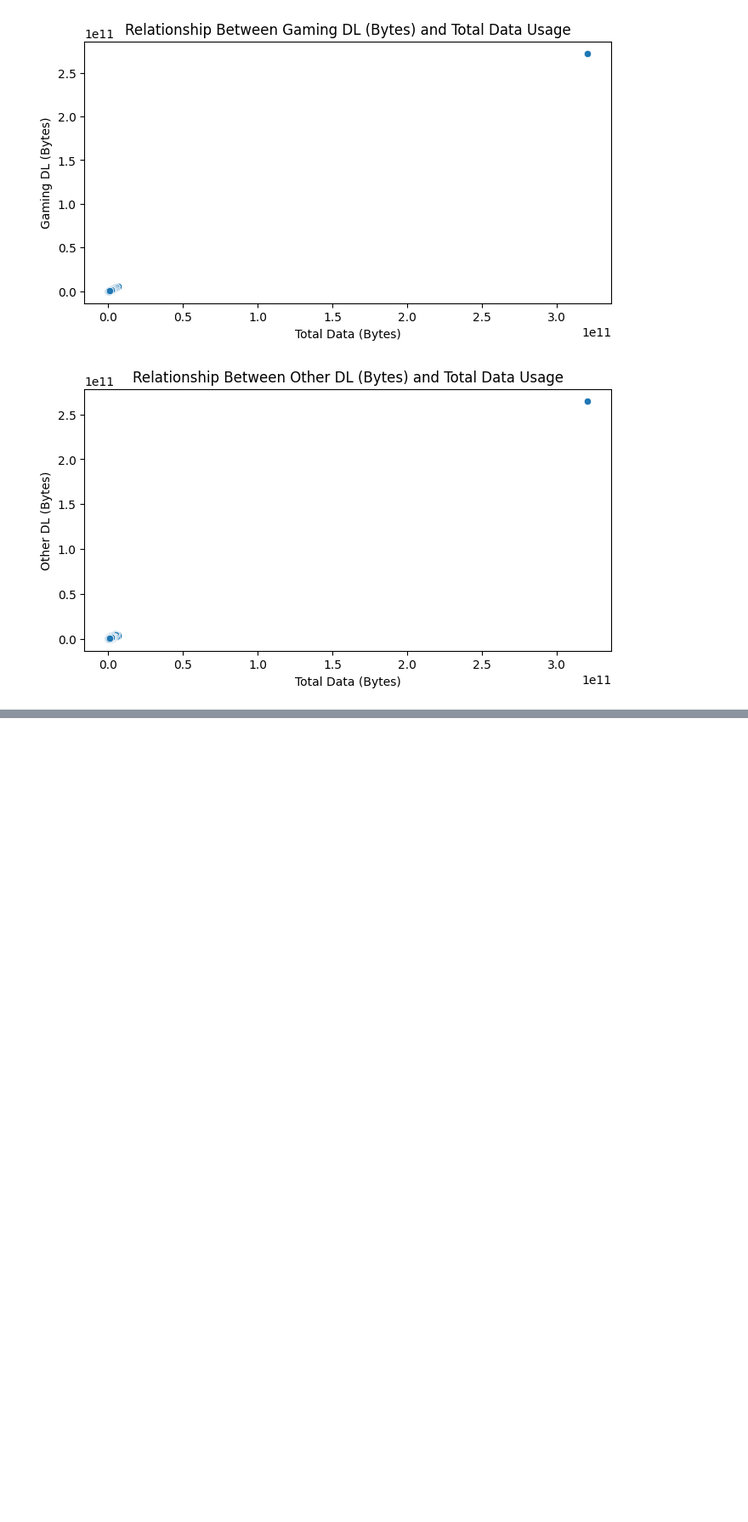
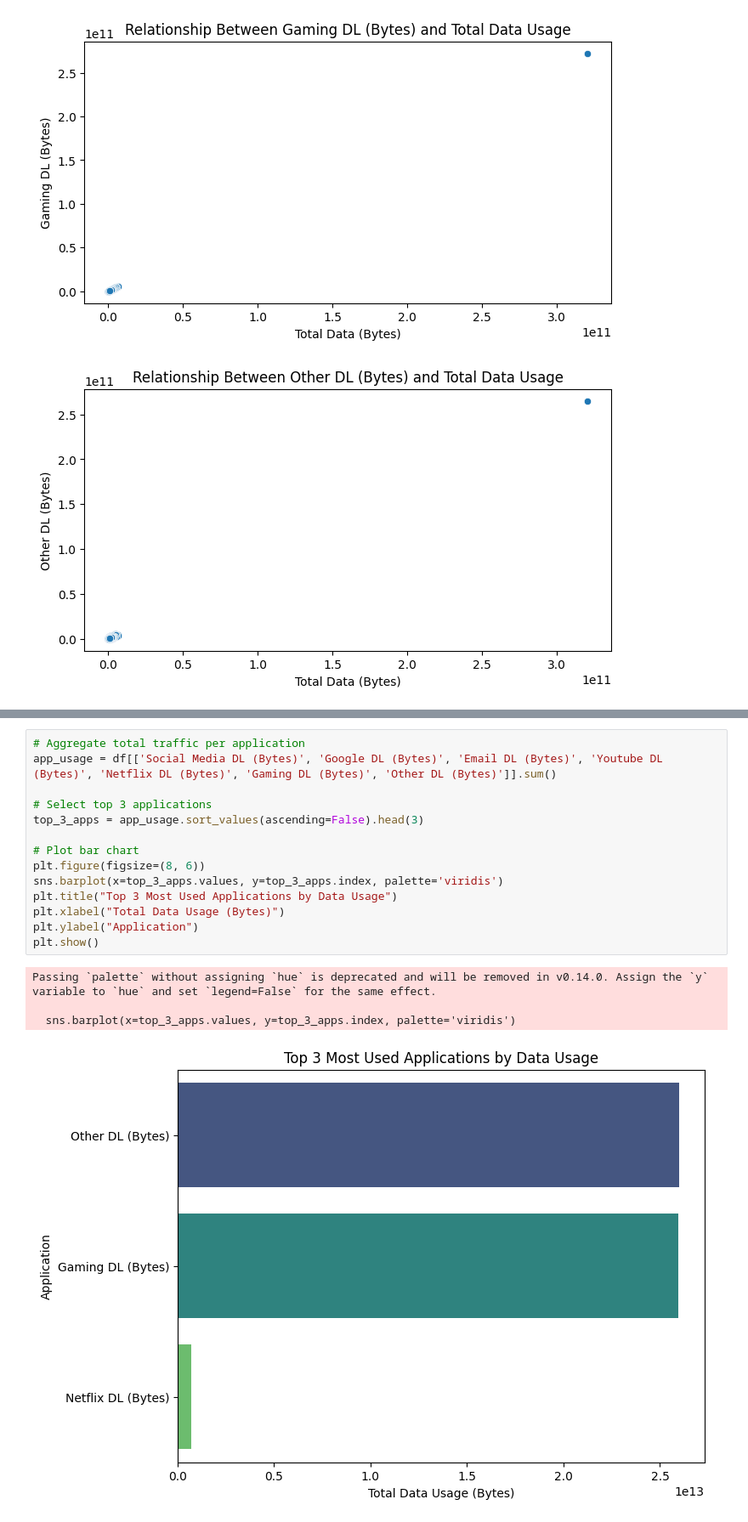
Before and after one commit to vlazacck/telecom, a Jupyter notebook: notebooks/EDAandUEA.ipynb, the cells around one changed output, grey strips where cells are left out. Shown at 85% size. Saved outputs shown, nothing was run; the diff lists cells and outputs as text; blank space fills up the shorter version.

```diff
--- a/notebooks/EDA.ipynb
+++ b/notebooks/EDAandUEA.ipynb
@@ -683,0 +820,19 @@ Name: Total Data (Bytes), dtype: float64
+# %%
+# Aggregate total traffic per application
+app_usage = df[['Social Media DL (Bytes)', 'Google DL (Bytes)', 'Email DL (Bytes)', 'Youtube DL (Bytes)', 'Netflix DL (Bytes)', 'Gaming DL (Bytes)', 'Other DL (Bytes)']].sum()
+
+# Select top 3 applications
+top_3_apps = app_usage.sort_values(ascending=False).head(3)
+
+# Plot bar chart
+plt.figure(figsize=(8, 6))
+sns.barplot(x=top_3_apps.values, y=top_3_apps.index, palette='viridis')
+plt.title("Top 3 Most Used Applications by Data Usage")
+plt.xlabel("Total Data Usage (Bytes)")
+plt.ylabel("Application")
+plt.show()
+# %% [output]
+Passing `palette` without assigning `hue` is deprecated and will be removed in v0.14.0. Assign the `y` variable to `hue` and set `legend=False` for the same effect.
+
+  sns.barplot(x=top_3_apps.values, y=top_3_apps.index, palette='viridis')
+[figure, added]
```
Also changed, not shown: parts of 5 cells of this notebook, 1 other file.
